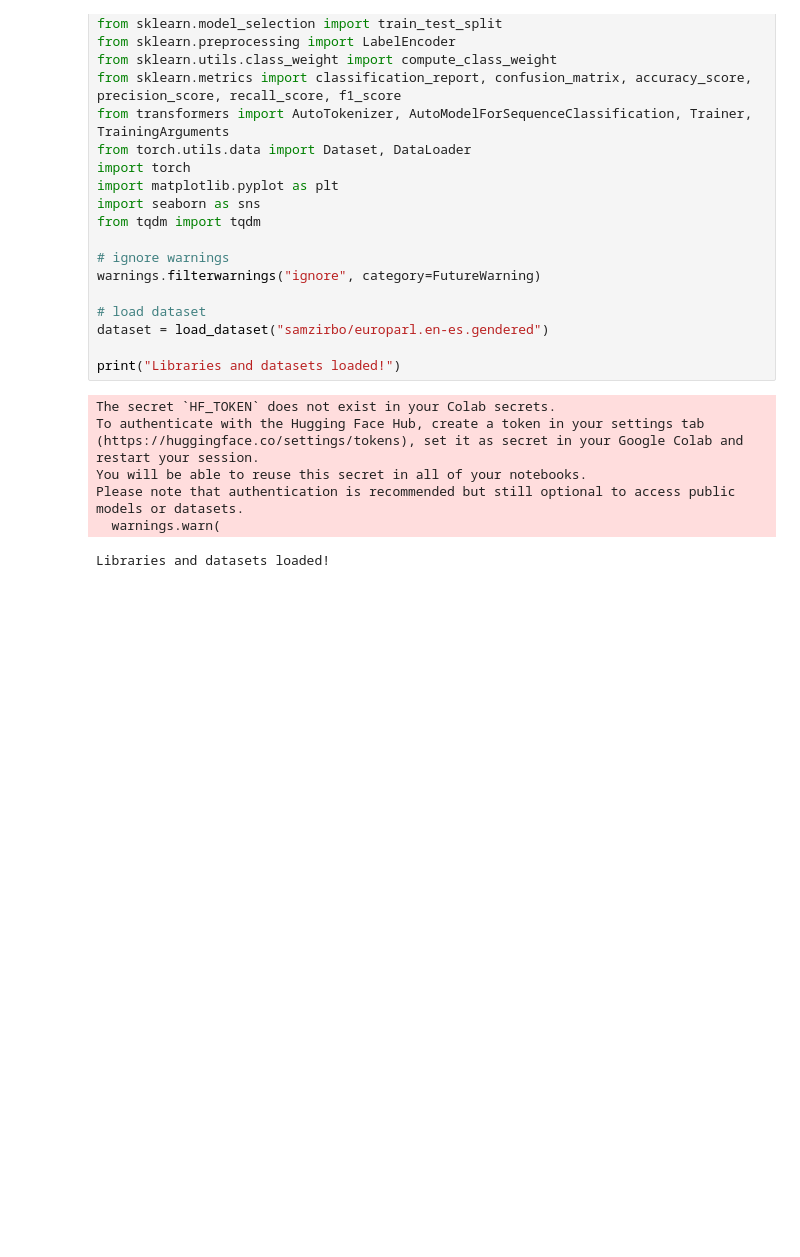
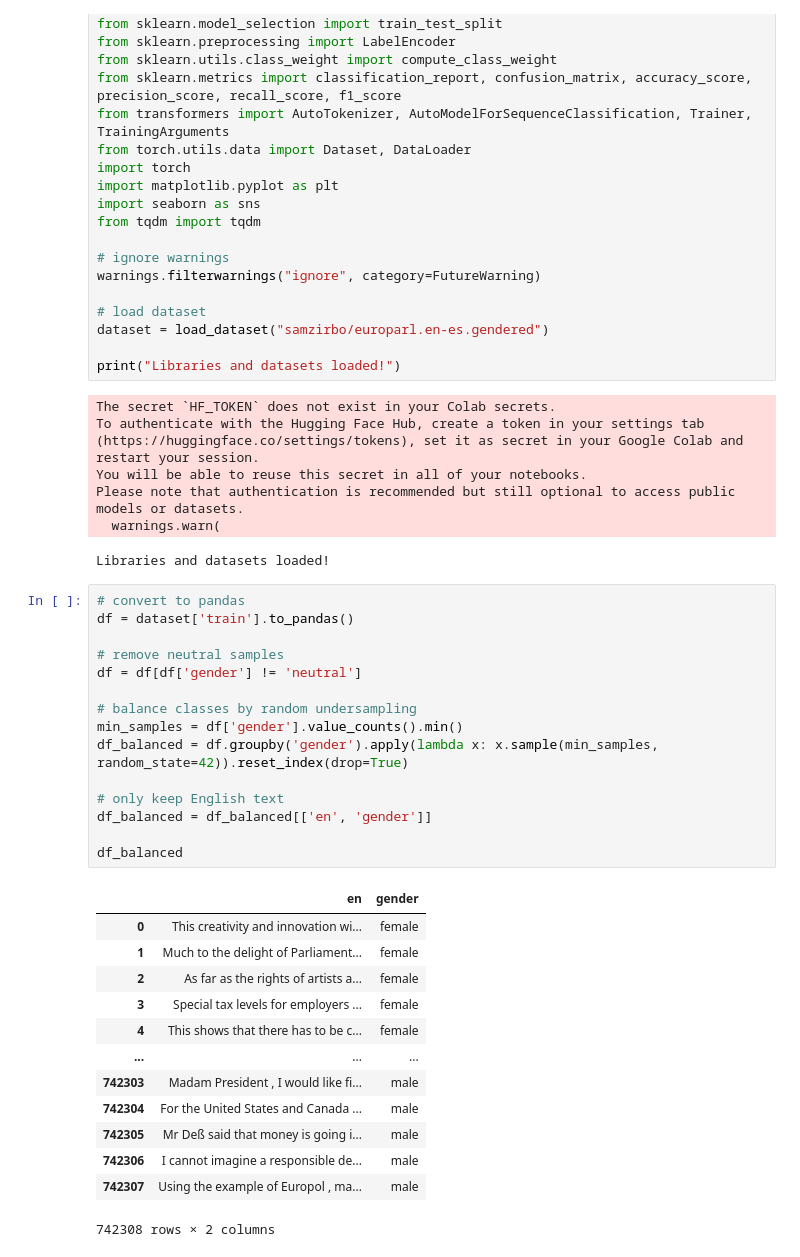
Before and after one commit to fc63/gender-classification, a Jupyter notebook: gc.ipynb, the cells around one changed output. Cells and saved outputs as stored; diff of their text form; blank space fills up the shorter version.

Commit message:
random undersampling

```diff
--- a/gc.ipynb
+++ b/gc.ipynb
@@ -51,3 +51,32 @@ You will be able to reuse this secret in all of your notebooks.
 Please note that authentication is recommended but still optional to access public models or datasets.
   warnings.warn(
 Libraries and datasets loaded!
+# %%
+# convert to pandas
+df = dataset['train'].to_pandas()
+
+# remove neutral samples
+df = df[df['gender'] != 'neutral']
+
+# balance classes by random undersampling
+min_samples = df['gender'].value_counts().min()
+df_balanced = df.groupby('gender').apply(lambda x: x.sample(min_samples, random_state=42)).reset_index(drop=True)
+
+# only keep English text
+df_balanced = df_balanced[['en', 'gender']]
+
+df_balanced
+# %% [output]
+|  | en | gender |
+| 0 | This creativity and innovation wi... | female |
+| 1 | Much to the delight of Parliament... | female |
+| 2 | As far as the rights of artists a... | female |
+| 3 | Special tax levels for employers ... | female |
+| 4 | This shows that there has to be c... | female |
+| ... | ... | ... |
+| 742303 | Madam President , I would like fi... | male |
+| 742304 | For the United States and Canada ... | male |
+| 742305 | Mr Deß said that money is going i... | male |
+| 742306 | I cannot imagine a responsible de... | male |
+| 742307 | Using the example of Europol , ma... | male |
+742308 rows × 2 columns
```
